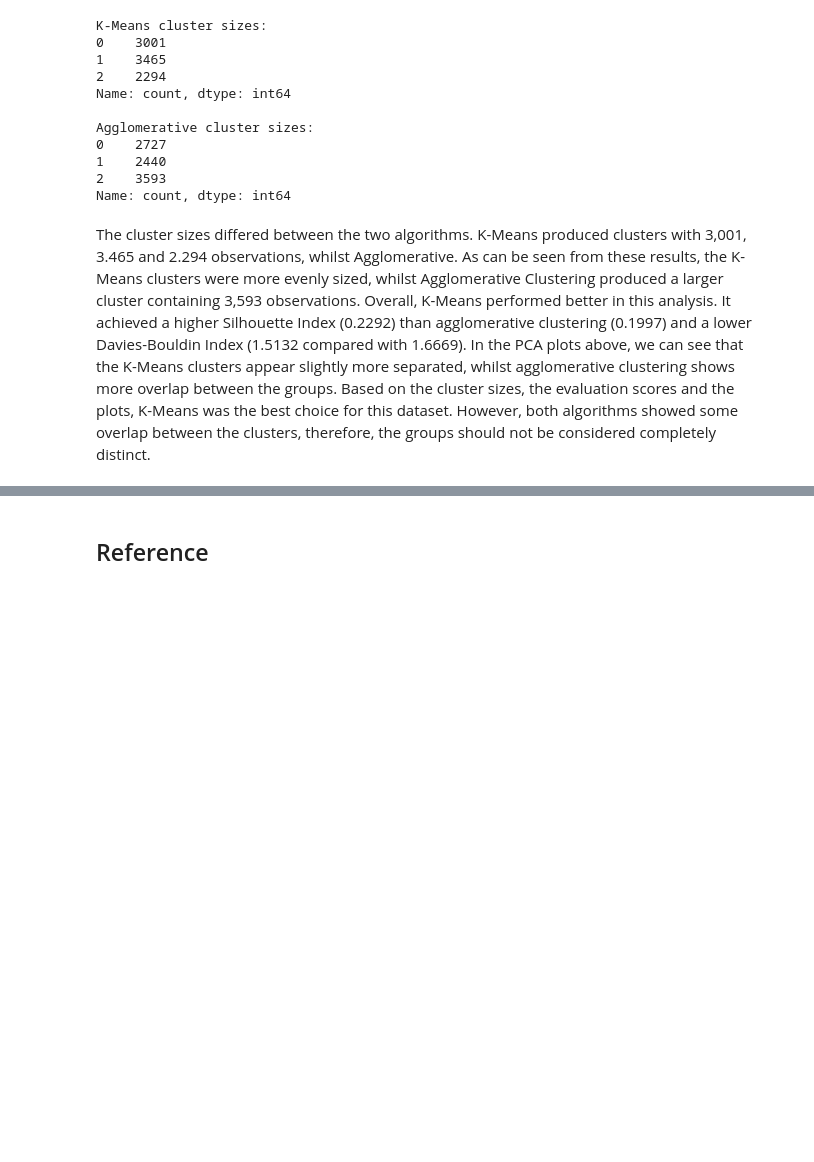
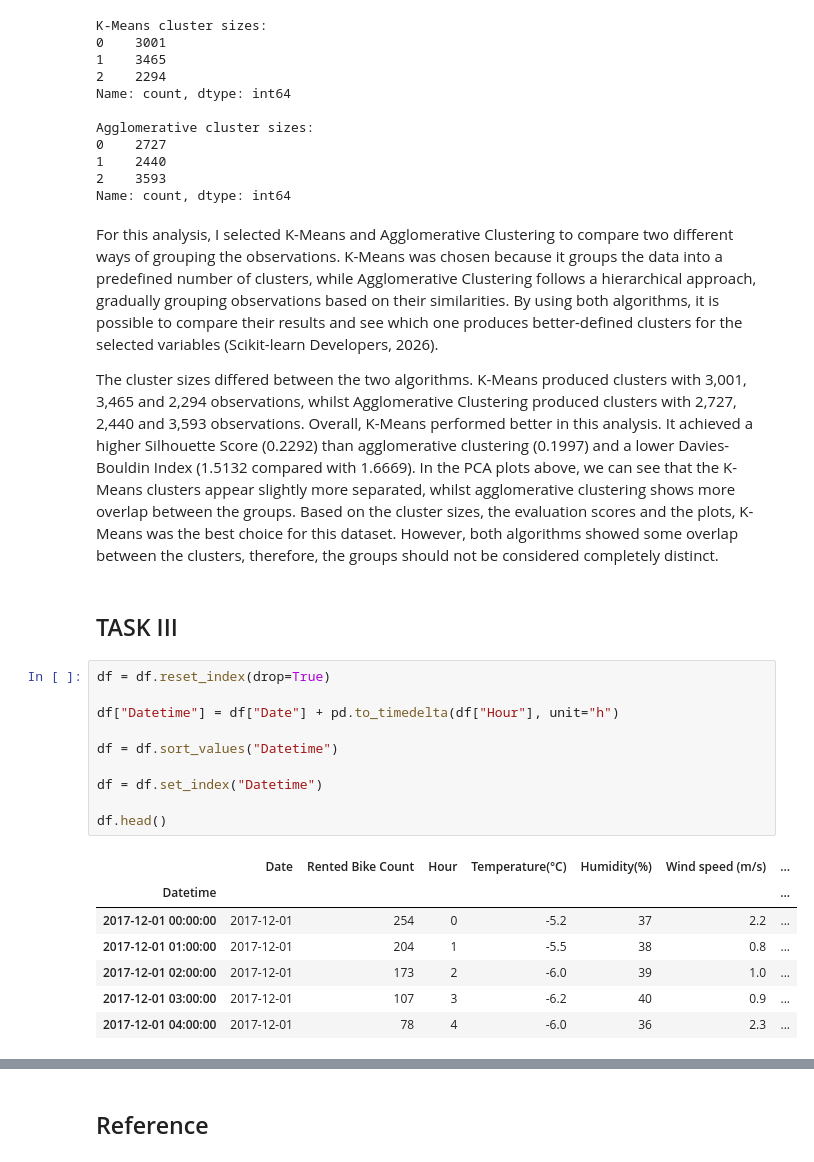
Before and after one commit to JheniferDamiski/CA1-Machine-Learning-for-Business-Git, a Jupyter notebook: Untitled.ipynb, the cells around one changed output, grey strips where cells are left out. Saved outputs shown, nothing was run; the diff lists cells and outputs as text; blank space fills up the shorter version.

Commit message:
task III codes

```diff
--- a/Untitled.ipynb
+++ b/Untitled.ipynb
@@ -377,7 +377,29 @@ Agglomerative cluster sizes:
 2    3593
 Name: count, dtype: int64
 # %% [markdown]
-The cluster sizes differed between the two algorithms. K-Means produced clusters with 3,001, 3.465 and 2.294 observations, whilst Agglomerative. As can be seen from these results, the K-Means clusters were more evenly sized, whilst Agglomerative Clustering produced a larger cluster containing 3,593 observations.
-Overall, K-Means performed better in this analysis. It achieved a higher Silhouette Index (0.2292) than agglomerative clustering
+For this analysis, I selected K-Means and Agglomerative Clustering to compare two different ways of grouping the observations. K-Means was chosen because it groups the data into a predefined number of clusters, while Agglomerative Clustering follows a hierarchical approach, gradually grouping observations based on their similarities. By using both algorithms, it is possible to compare their results and see which one produces better-defined clusters for the selected variables (Scikit-learn Developers, 2026).
+
+The cluster sizes differed between the two algorithms. K-Means produced clusters with 3,001, 3,465 and 2,294 observations, whilst Agglomerative Clustering produced clusters with 2,727, 2,440 and 3,593 observations.
+Overall, K-Means performed better in this analysis. It achieved a higher Silhouette Score (0.2292) than agglomerative clustering
 (0.1997) and a lower Davies-Bouldin Index (1.5132 compared with 1.6669). In the PCA plots above, we can see that the K-Means clusters appear slightly more separated, whilst agglomerative clustering shows more overlap between the groups.
 Based on the cluster sizes, the evaluation scores and the plots, K-Means was the best choice for this dataset. However, both algorithms showed some overlap between the clusters, therefore, the groups should not be considered completely distinct.
+# %% [markdown]
+## TASK III
+# %%
+df = df.reset_index(drop=True)
+
+df["Datetime"] = df["Date"] + pd.to_timedelta(df["Hour"], unit="h")
+
+df = df.sort_values("Datetime")
+
+df = df.set_index("Datetime")
+
+df.head()
+# %% [output]
+|  | Date | Rented Bike Count | Hour | Temperature(°C) | Humidity(%) | Wind speed (m/s) | ... |
+| Datetime |  |  |  |  |  |  | ... |
+| 2017-12-01 00:00:00 | 2017-12-01 | 254 | 0 | -5.2 | 37 | 2.2 | ... |
+| 2017-12-01 01:00:00 | 2017-12-01 | 204 | 1 | -5.5 | 38 | 0.8 | ... |
+| 2017-12-01 02:00:00 | 2017-12-01 | 173 | 2 | -6.0 | 39 | 1.0 | ... |
+| 2017-12-01 03:00:00 | 2017-12-01 | 107 | 3 | -6.2 | 40 | 0.9 | ... |
+| 2017-12-01 04:00:00 | 2017-12-01 | 78 | 4 | -6.0 | 36 | 2.3 | ... |
```
Also changed, not shown: parts of 9 cells of this notebook.
